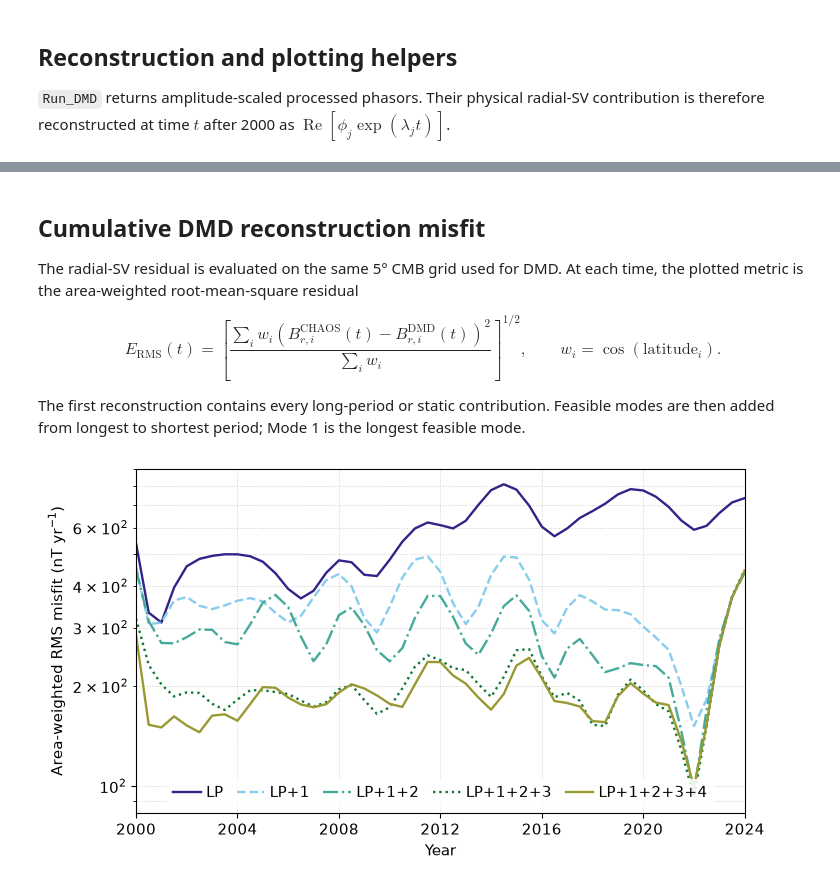
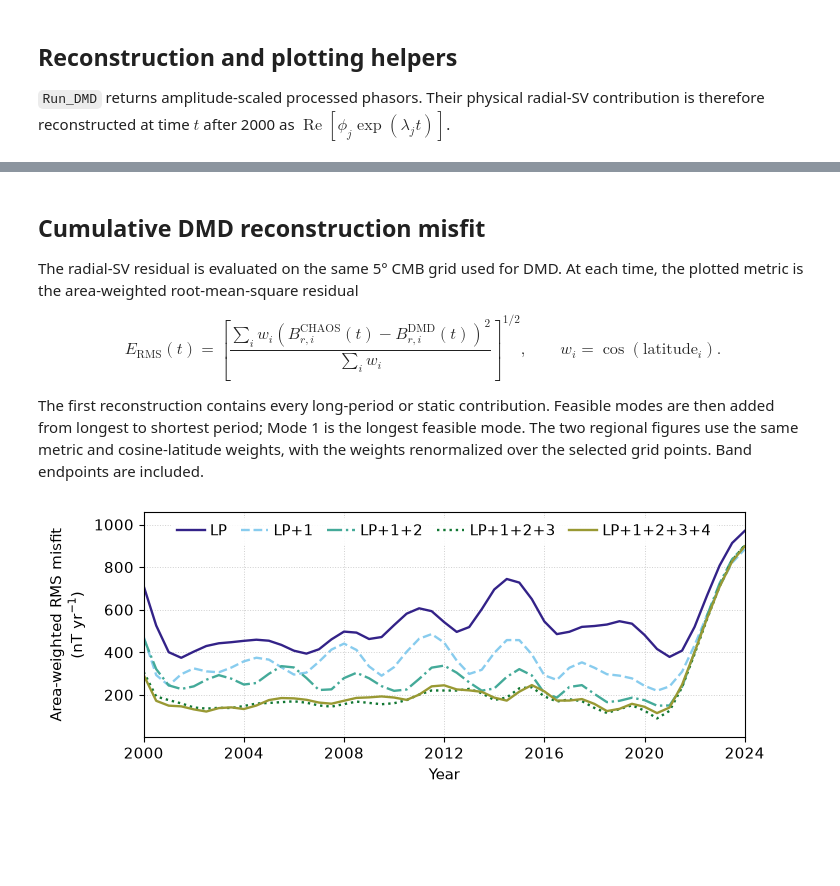
Before and after one commit to ElliottTSteele/MSc_Thesis, a Jupyter notebook: Last_stretch/Application/result_chaos_updated_interpretation.ipynb, the cells around one changed output, grey strips where cells are left out. Drawn from its saved outputs; the diff is of its cells as text; code cells hidden in the pictures; blank space fills up the shorter version.

```diff
--- a/Last_stretch/Application/result_chaos_updated_interpretation.ipynb
+++ b/Last_stretch/Application/result_chaos_updated_interpretation.ipynb
@@ -39,10 +42,15 @@ from src.msc_thesis.synFigures import *
 The defaults reproduce the selected CHAOS setup: maximum spherical-harmonic degree 9, 99.9% SVD-variance truncation, and Hankel embedding dimension 4. All processed modes with period greater than 3 years are retained, including non-oscillatory modes.
 # %%
 chosen_nmax = 9
-chosen_svd_rank = 0.999
-chosen_embedding_d = 4
+chosen_svd_rank = 12
+chosen_embedding_d = 7
 minimum_period = 3.0
-wave_period_boundary = 24.0
+wave_period_boundary = 20.0
+slice_latitude = 0.0
+slice_longitude = 100
+misfit_latitude_band = (-20.0, 20.0)
+misfit_longitude_band = (80.0, 120.0)
+misfit_log_y_scale = False
 font_size = 11
 
 chosen_dmd_settings = {
@@ -505,7 +928,7 @@ E_{\mathrm{RMS}}(t)=\left[\frac{\sum_i w_i\left(B_{r,i}^{\mathrm{CHAOS}}(t)-B_{r
 \qquad w_i=\cos(\mathrm{latitude}_i).
 $$
 
-The first reconstruction contains every long-period or static contribution. Feasible modes are then added from longest to shortest period; Mode 1 is the longest feasible mode.
+The first reconstruction contains every long-period or static contribution. Feasible modes are then added from longest to shortest period; Mode 1 is the longest feasible mode. The two regional figures use the same metric and cosine-latitude weights, with the weights renormalized over the selected grid points. Band endpoints are included.
 # %%
 mode_records = {
     mode_key: Evaluate_Recovered_Mode(mode_info)
@@ -547,39 +1038,45 @@ for label, reconstruction in cumulative_records.items():
 # %%
 misfit_figure, misfit_axis = plt.subplots(
-    figsize=(text_width, 0.55 * text_width),
+    figsize=(text_width, 0.70 * 0.55 * text_width),
     constrained_layout=True,
 )
 line_styles = ['-', '--', '-.', ':']
 for line_index, (label, rms_misfit) in enumerate(
     cumulative_rms_misfit.items()
 ):
-    misfit_axis.semilogy(
+    misfit_axis.plot(
         times_used,
         rms_misfit,
         color=tol_muted[line_index % len(tol_muted)],
         linestyle=line_styles[line_index % len(line_styles)],
         linewidth=1.7,
         label=label,
     )
 misfit_axis.set(
     xlim=(times_used[0], times_used[-1]),
     xlabel='Year',
-    ylabel=r'Area-weighted RMS misfit (nT yr$^{-1}$)',
+    ylabel=r"Area-weighted RMS misfit"+"\n"+r"(nT yr$^{-1}$)",
 )
+misfit_axis.set_yscale('log' if misfit_log_y_scale else 'linear')
+misfit_axis.margins(y=0.10)
 misfit_axis.set_xticks(np.arange(2000, 2025, 4))
 misfit_axis.grid(True, which='both', linestyle=':', linewidth=0.7, alpha=0.6)
 misfit_axis.legend(
     frameon=True,
     framealpha=0.88,
     edgecolor='none',
     ncol=len(cumulative_rms_misfit),
-    loc='lower center',
-    bbox_to_anchor=(0.5, 0.01),
+    loc='upper center',
+    bbox_to_anchor=(0.5, 0.99),
     borderaxespad=0.2,
     columnspacing=0.9,
     handlelength=1.8,
     handletextpad=0.35,
 )
+total_reconstruction_paths = Save_Interpretation_Figure(
+    misfit_figure,
+    'chaos_total_reconstruction_misfit',
+)
 plt.show()
 # %% [output]
-[figure, old version]
+[figure, new version]
```
Also changed, not shown: parts of 20 cells of this notebook, 16 other files.
